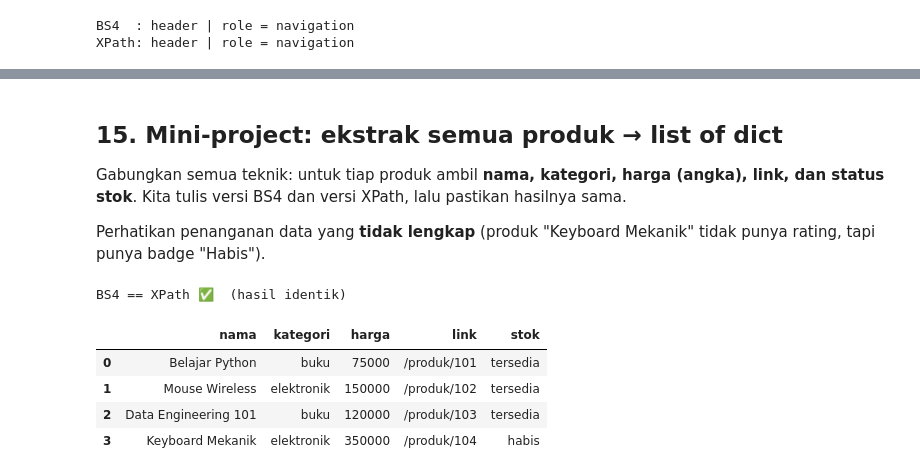
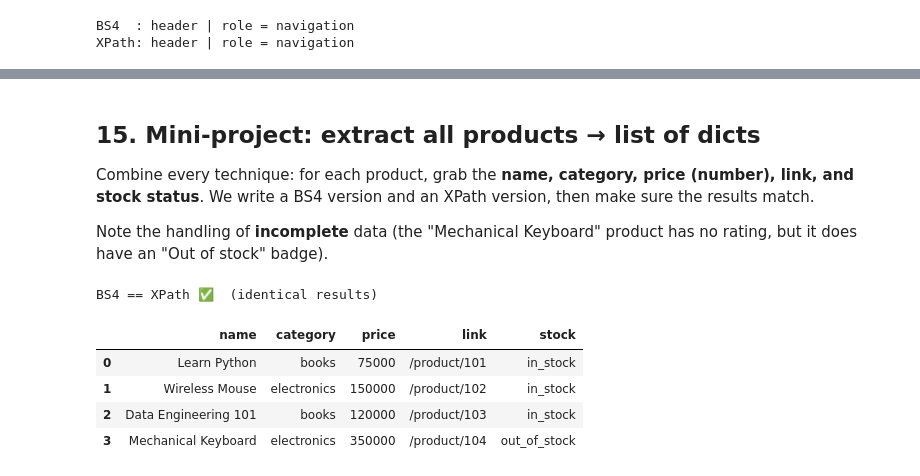
Before and after one commit to thosangs/dibimbing_scraping, a Jupyter notebook: notebooks/beautifulsoup_vs_xpath.ipynb, the cells around one changed output, grey strips where cells are left out. Cells and saved outputs as stored; diff of their text form; code cells hidden in the pictures.

```diff
--- a/notebooks/beautifulsoup_vs_xpath.ipynb
+++ b/notebooks/beautifulsoup_vs_xpath.ipynb
@@ -461,14 +461,14 @@ lalu **naik** ke produk pembungkusnya untuk ambil `data-id`/nama.
 # %%
-# BS4: dari badge "Habis" -> naik ke div produk
-badge = soup.find("span", string="Habis")
-produk_habis = badge.find_parent("div", class_="product")
-print("BS4  :", produk_habis["data-id"], "-", produk_habis.find("h2").text)
+# BS4: from the "Out of stock" badge -> go up to the product div
+badge = soup.find("span", string="Out of stock")
+out_of_stock_product = badge.find_parent("div", class_="product")
+print("BS4  :", out_of_stock_product["data-id"], "-", out_of_stock_product.find("h2").text)
 
-# XPath: dari node badge -> ancestor div product
-# Pakai token-match (' product ') supaya tidak ikut ke <div class="product-list">
-badge_xp = tree.xpath('//span[text()="Habis"]')[0]
-produk_xp = badge_xp.xpath(
+# XPath: from the badge node -> ancestor product div
+# Use token-match (' product ') so it doesn't pick up <div class="product-list">
+badge_xp = tree.xpath('//span[text()="Out of stock"]')[0]
+product_xp = badge_xp.xpath(
     "ancestor::div[contains(concat(' ', normalize-space(@class), ' '), ' product ')]"
 )[0]
-print("XPath:", produk_xp.get("data-id"), "-", produk_xp.find("h2").text)
+print("XPath:", product_xp.get("data-id"), "-", product_xp.find("h2").text)
 # %% [output]
@@ -591,61 +591,61 @@ XPath AND (btn-primary & /produk/10)  -> 3 hasil
 # %% [markdown]
-## 15. Mini-project: ekstrak semua produk → list of dict
+## 15. Mini-project: extract all products → list of dicts
 
-Gabungkan semua teknik: untuk tiap produk ambil **nama, kategori, harga (angka),
-link, dan status stok**. Kita tulis versi BS4 dan versi XPath, lalu pastikan hasilnya sama.
+Combine every technique: for each product, grab the **name, category, price (number),
+link, and stock status**. We write a BS4 version and an XPath version, then make sure the results match.
 
-Perhatikan penanganan data yang **tidak lengkap** (produk "Keyboard Mekanik" tidak punya
-rating, tapi punya badge "Habis").
+Note the handling of **incomplete** data (the "Mechanical Keyboard" product has no
+rating, but it does have an "Out of stock" badge).
 # %%
 import pandas as pd
 
 PRODUCT_XPATH = "//div[contains(concat(' ', normalize-space(@class), ' '), ' product ')]"
 
 
 def parse_bs4():
-    hasil = []
+    result = []
     for p in soup.find_all("div", class_="product"):
         badge = p.find("span", class_="badge")
-        hasil.append(
+        result.append(
             {
-                "nama": p.find("h2", class_="product-name").get_text(strip=True),
-                "kategori": p["data-category"],
-                "harga": int(p.find("span", class_="price")["data-price"]),
+                "name": p.find("h2", class_="product-name").get_text(strip=True),
+                "category": p["data-category"],
+                "price": int(p.find("span", class_="price")["data-price"]),
                 "link": p.find("a", class_="btn")["href"],
-                "stok": "habis" if badge and badge.get_text(strip=True) == "Habis" else "tersedia",
+                "stock": "out_of_stock" if badge and badge.get_text(strip=True) == "Out of stock" else "in_stock",
             }
         )
-    return hasil
+    return result
 
 
 def parse_xpath():
-    hasil = []
+    result = []
     for p in tree.xpath(PRODUCT_XPATH):
-        badge = p.xpath('.//span[@class="badge"]/text()')  # relatif: diawali "."
-        hasil.append(
+        badge = p.xpath('.//span[@class="badge"]/text()')  # relative: starts with "."
+        result.append(
             {
-                "nama": p.xpath('.//h2[@class="product-name"]/text()')[0].strip(),
-                "kategori": p.get("data-category"),
-                "harga": int(p.xpath('.//span[@class="price"]/@data-price')[0]),
+                "name": p.xpath('.//h2[@class="product-name"]/text()')[0].strip(),
+                "category": p.get("data-category"),
+                "price": int(p.xpath('.//span[@class="price"]/@data-price')[0]),
                 "link": p.xpath('.//a[contains(@class,"btn")]/@href')[0],
-                "stok": "habis" if badge and badge[0].strip() == "Habis" else "tersedia",
+                "stock": "out_of_stock" if badge and badge[0].strip() == "Out of stock" else "in_stock",
             }
         )
-    return hasil
+    return result
 
 
 data_bs4 = parse_bs4()
 data_xp = parse_xpath()
-assert data_bs4 == data_xp, "Hasil BS4 dan XPath harus sama!"
-print("BS4 == XPath ✅  (hasil identik)\n")
+assert data_bs4 == data_xp, "BS4 and XPath results must match!"
+print("BS4 == XPath ✅  (identical results)\n")
 pd.DataFrame(data_bs4)
 # %% [output]
-BS4 == XPath ✅  (hasil identik)
+BS4 == XPath ✅  (identical results)
-|  | nama | kategori | harga | link | stok |
-| 0 | Belajar Python | buku | 75000 | /produk/101 | tersedia |
-| 1 | Mouse Wireless | elektronik | 150000 | /produk/102 | tersedia |
-| 2 | Data Engineering 101 | buku | 120000 | /produk/103 | tersedia |
-| 3 | Keyboard Mekanik | elektronik | 350000 | /produk/104 | habis |
+|  | name | category | price | link | stock |
+| 0 | Learn Python | books | 75000 | /product/101 | in_stock |
+| 1 | Wireless Mouse | electronics | 150000 | /product/102 | in_stock |
+| 2 | Data Engineering 101 | books | 120000 | /product/103 | in_stock |
+| 3 | Mechanical Keyboard | electronics | 350000 | /product/104 | out_of_stock |
 # %% [markdown]
 ## 16. Cheat Sheet — BeautifulSoup ↔ XPath
 
```
Also changed, not shown: parts of 34 cells of this notebook, 23 other files.
